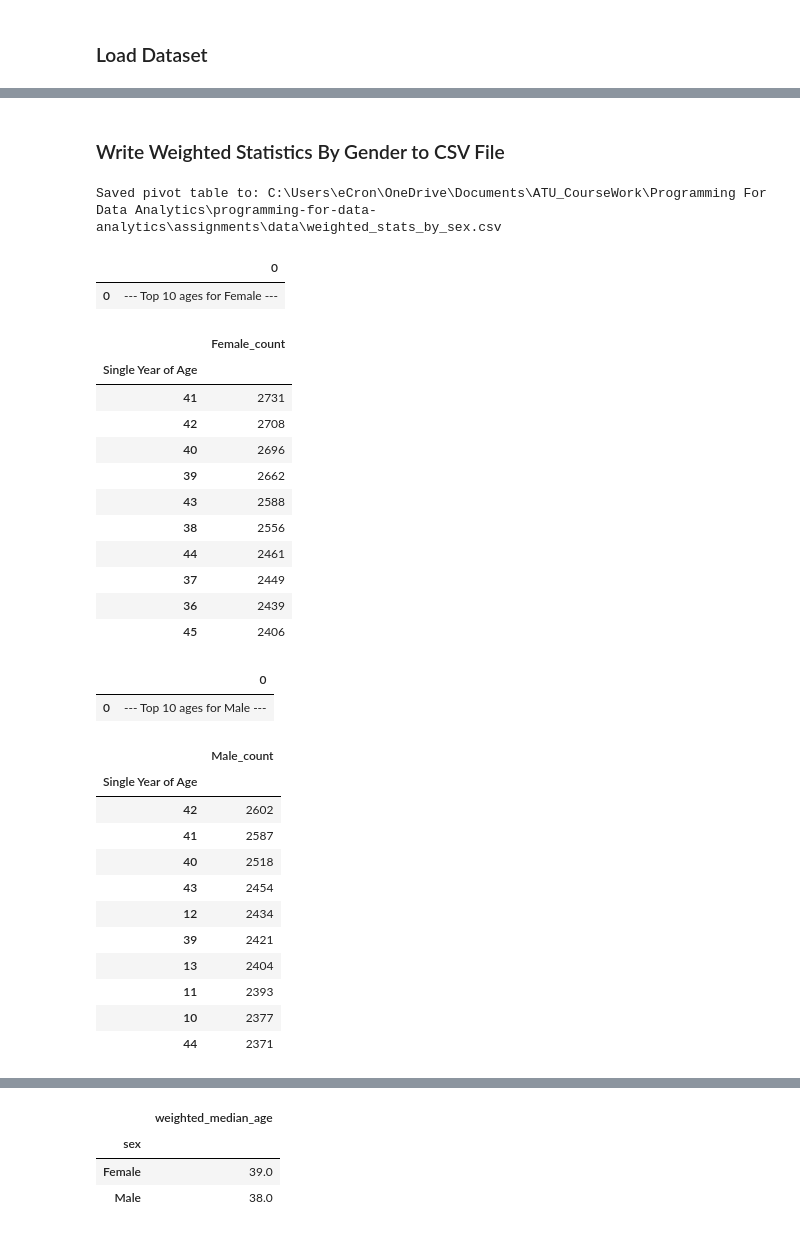
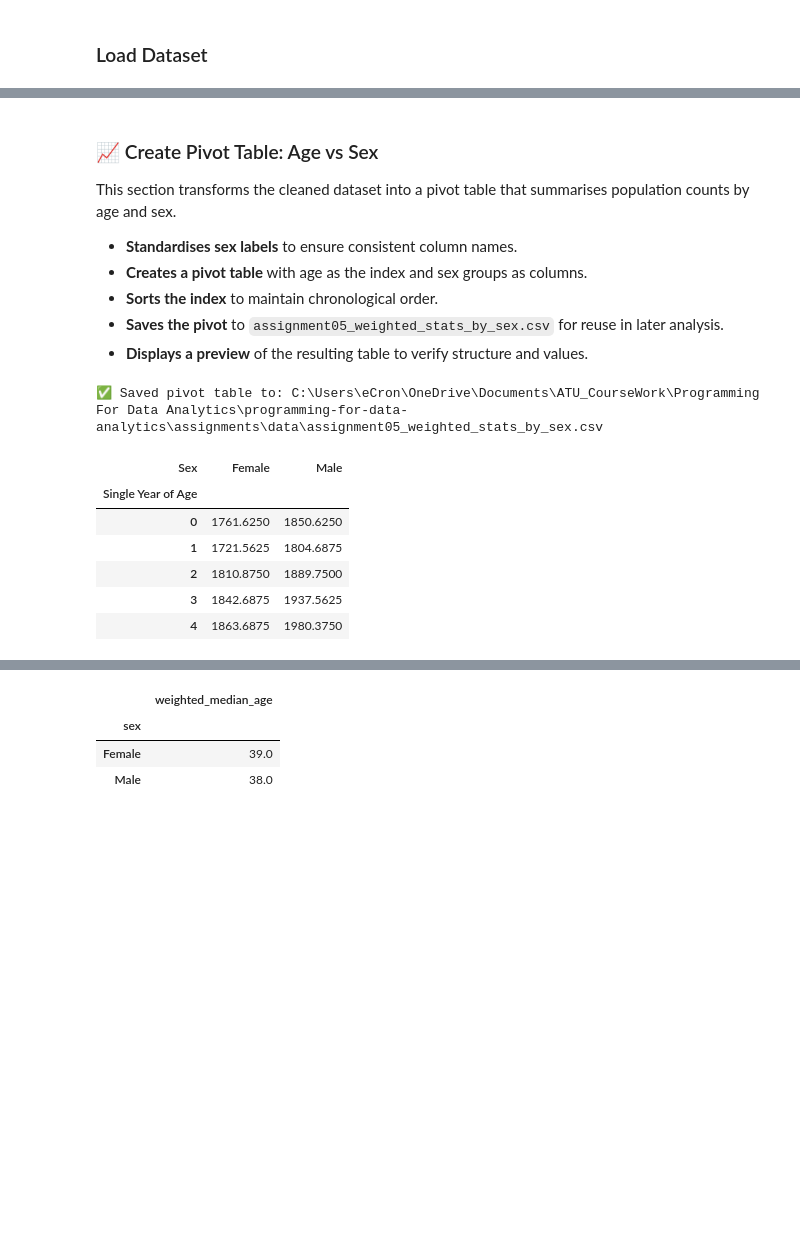
Before and after one commit to ECronin1973/programming-for-data-analytics, a Jupyter notebook: assignments/assignment05-population.ipynb, the cells around one changed output, grey strips where cells are left out. Saved outputs shown, nothing was run; the diff lists cells and outputs as text; code cells hidden in the pictures; blank space fills up the shorter version.

```diff
--- a/assignments/assignment05-population.ipynb
+++ b/assignments/assignment05-population.ipynb
@@ -511,66 +569,41 @@ Data columns (total 3 columns):
 dtypes: int64(2), object(1)
 memory usage: 202.0+ KB
 # %% [markdown]
-### Write Weighted Statistics By Gender to CSV File
+### 📈 Create Pivot Table: Age vs Sex
+
+This section transforms the cleaned dataset into a pivot table that summarises population counts by age and sex.
+
+- **Standardises sex labels** to ensure consistent column names.
+- **Creates a pivot table** with age as the index and sex groups as columns.
+- **Sorts the index** to maintain chronological order.
+- **Saves the pivot** to `assignment05_weighted_stats_by_sex.csv` for reuse in later analysis.
+- **Displays a preview** of the resulting table to verify structure and values.
 # %%
 # ---------- 📈 Pivot Table: Age vs Sex ----------
 
-# Standardise Sex labels
+# Standardise sex labels
 df['Sex'] = df['Sex'].str.strip().str.title()
 
-# Create a pivot table where:
-# - Rows represent individual ages
-# - Columns represent sex (Male, Female)
-# - Cell values represent population counts
+# Create pivot table: age as rows, sex as columns, population counts as values
 df_anal = pd.pivot_table(df, values='VALUE', index='Single Year of Age', columns='Sex')
-
-# Sort the age index to ensure ascending order for analysis and plotting
 df_anal = df_anal.sort_index()
 
-# 💾 Save the pivot table to disk for reproducibility and future use
-output_path = DATA_DIR / "weighted_stats_by_sex.csv"
+# Save pivot table
+output_path = DATA_DIR / "assignment05_weighted_stats_by_sex.csv"
 df_anal.to_csv(output_path)
-print("\nSaved pivot table to:", str(output_path.resolve()))
+print("✅ Saved pivot table to:", str(output_path.resolve()))
 
-# 👀 Display a compact preview: top 10 ages by count for each sex (keeps notebook outputs small)
-try:
-    display_top_n_by_sex(df_anal, n=10)
-except NameError:
-    # If helper not available, show a tiny head as a fallback
-    try:
-        display(df_anal.head(5))
-    except Exception:
-        print("Preview unavailable; pivot saved to:", str(output_path.resolve()))
+# Display preview
+display(df_anal.head())
 # %% [output]
-Saved pivot table to: C:\Users\eCron\OneDrive\Documents\ATU_CourseWork\Programming For Data Analytics\programming-for-data-analytics\assignments\data\weighted_stats_by_sex.csv
+✅ Saved pivot table to: C:\Users\eCron\OneDrive\Documents\ATU_CourseWork\Programming For Data Analytics\programming-for-data-analytics\assignments\data\assignment05_weighted_stats_by_sex.csv
-|  | 0 |
-| 0 | --- Top 10 ages for Female --- |
+| Sex | Female | Male |
+| Single Year of Age |  |  |
+| 0 | 1761.6250 | 1850.6250 |
+| 1 | 1721.5625 | 1804.6875 |
+| 2 | 1810.8750 | 1889.7500 |
+| 3 | 1842.6875 | 1937.5625 |
+| 4 | 1863.6875 | 1980.3750 |
-|  | Female_count |
-| Single Year of Age |  |
-| 41 | 2731 |
-| 42 | 2708 |
-| 40 | 2696 |
-| 39 | 2662 |
-| 43 | 2588 |
-| 38 | 2556 |
-| 44 | 2461 |
-| 37 | 2449 |
-| 36 | 2439 |
-| 45 | 2406 |
-|  | 0 |
-| 0 | --- Top 10 ages for Male --- |
-|  | Male_count |
-| Single Year of Age |  |
-| 42 | 2602 |
-| 41 | 2587 |
-| 40 | 2518 |
-| 43 | 2454 |
-| 12 | 2434 |
-| 39 | 2421 |
-| 13 | 2404 |
-| 11 | 2393 |
-| 10 | 2377 |
-| 44 | 2371 |
 # %%
 # ---------- ✅ Sanity Check: Pivot Table Validation ----------
 
```
Also changed, not shown: parts of 45 cells of this notebook, 17 other files.
